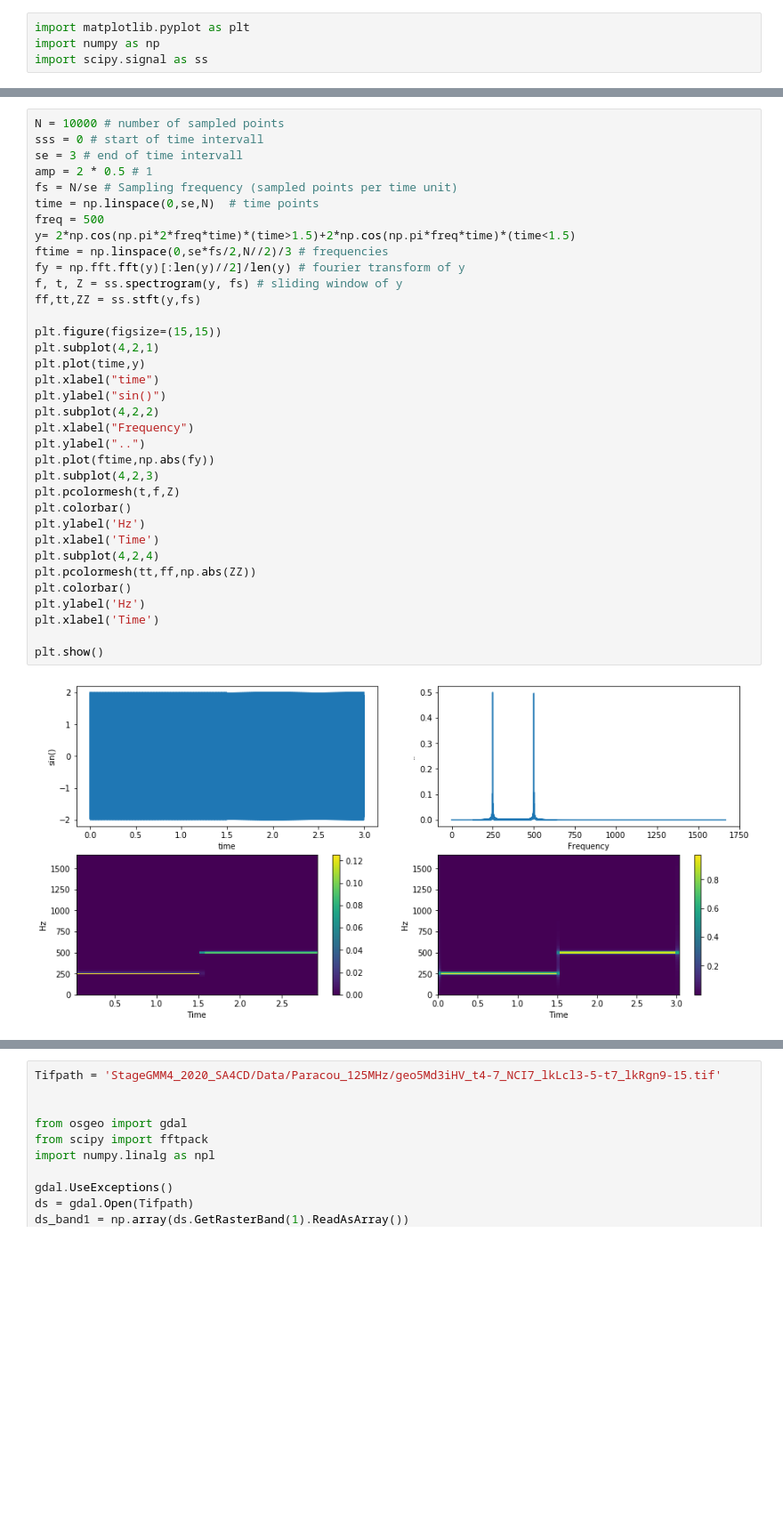
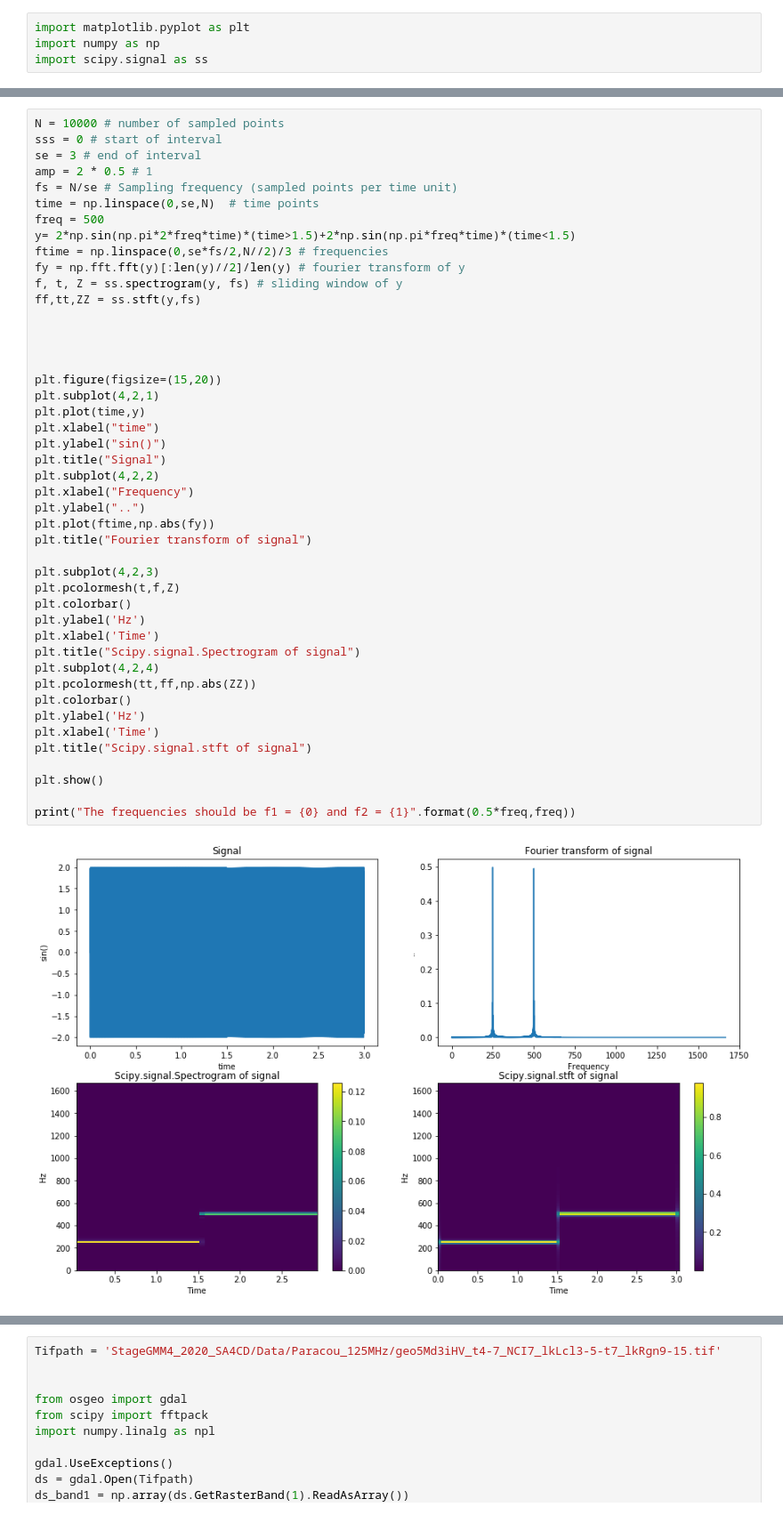
Before and after one commit to eobroets/CESBIO, a Jupyter notebook: Spectrogram.ipynb, the cells around one changed output, grey strips where cells are left out. Shown: that part at 89% size. Saved outputs shown, nothing was run; the diff lists cells and outputs as text; blank space fills up the shorter version.

```diff
--- a/Spectrogram.ipynb
+++ b/Spectrogram.ipynb
@@ -5,37 +7,47 @@ import scipy.signal as ss
 # %%
 N = 10000 # number of sampled points
-sss = 0 # start of time intervall
-se = 3 # end of time intervall
+sss = 0 # start of interval
+se = 3 # end of interval
 amp = 2 * 0.5 # 1
 fs = N/se # Sampling frequency (sampled points per time unit)
 time = np.linspace(0,se,N)  # time points
 freq = 500
-y= 2*np.cos(np.pi*2*freq*time)*(time>1.5)+2*np.cos(np.pi*freq*time)*(time<1.5)
+y= 2*np.sin(np.pi*2*freq*time)*(time>1.5)+2*np.sin(np.pi*freq*time)*(time<1.5)
 ftime = np.linspace(0,se*fs/2,N//2)/3 # frequencies
 fy = np.fft.fft(y)[:len(y)//2]/len(y) # fourier transform of y
 f, t, Z = ss.spectrogram(y, fs) # sliding window of y
 ff,tt,ZZ = ss.stft(y,fs)
 
-plt.figure(figsize=(15,15))
+
+
+
+plt.figure(figsize=(15,20))
 plt.subplot(4,2,1)
 plt.plot(time,y)
 plt.xlabel("time")
 plt.ylabel("sin()")
+plt.title("Signal")
 plt.subplot(4,2,2)
 plt.xlabel("Frequency")
 plt.ylabel("..")
 plt.plot(ftime,np.abs(fy))
+plt.title("Fourier transform of signal")
+
 plt.subplot(4,2,3)
 plt.pcolormesh(t,f,Z)
 plt.colorbar()
 plt.ylabel('Hz')
 plt.xlabel('Time')
+plt.title("Scipy.signal.Spectrogram of signal")
 plt.subplot(4,2,4)
 plt.pcolormesh(tt,ff,np.abs(ZZ))
 plt.colorbar()
 plt.ylabel('Hz')
 plt.xlabel('Time')
+plt.title("Scipy.signal.stft of signal")
 
 plt.show()
+
+print("The frequencies should be f1 = {0} and f2 = {1}".format(0.5*freq,freq))
 # %% [output]
-[figure, old version]
+[figure, new version]
```
Also changed, not shown: parts of 11 cells of this notebook.
